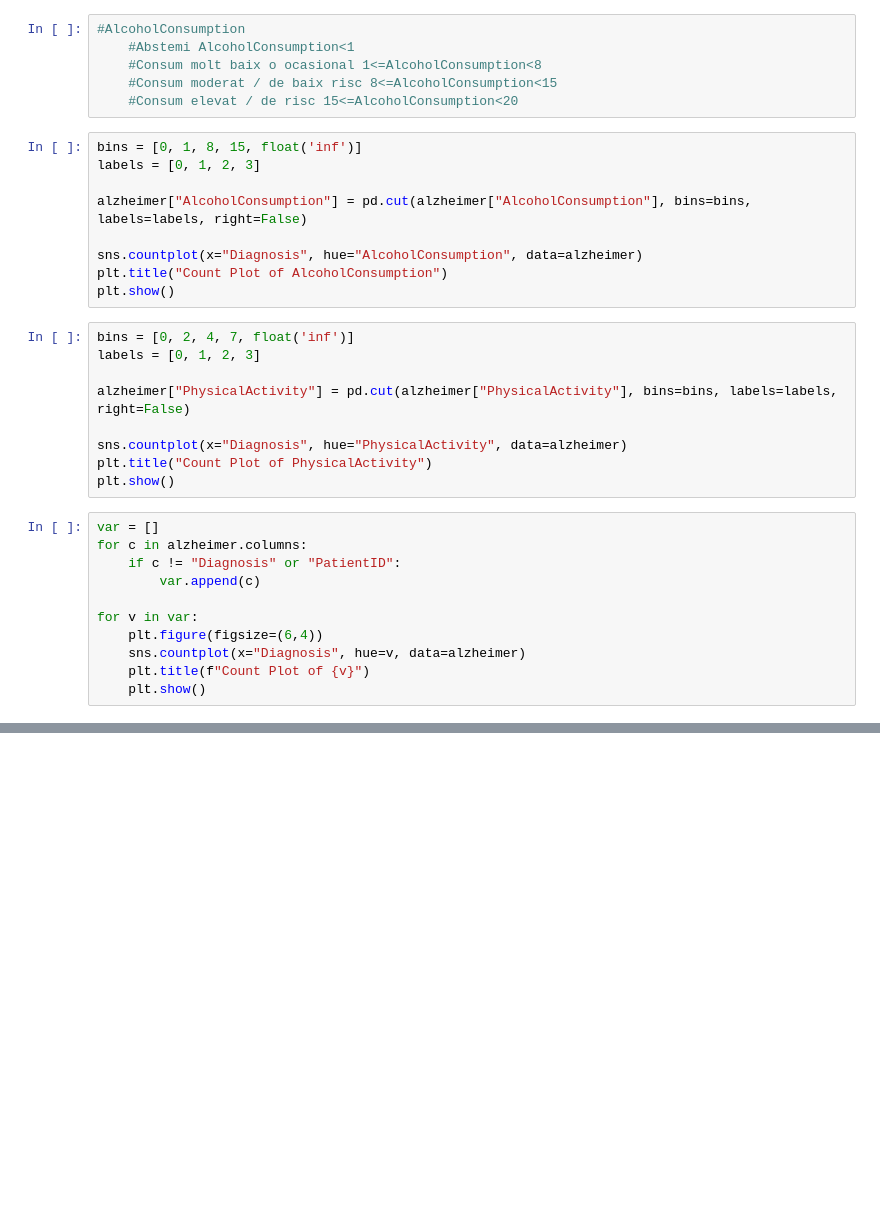
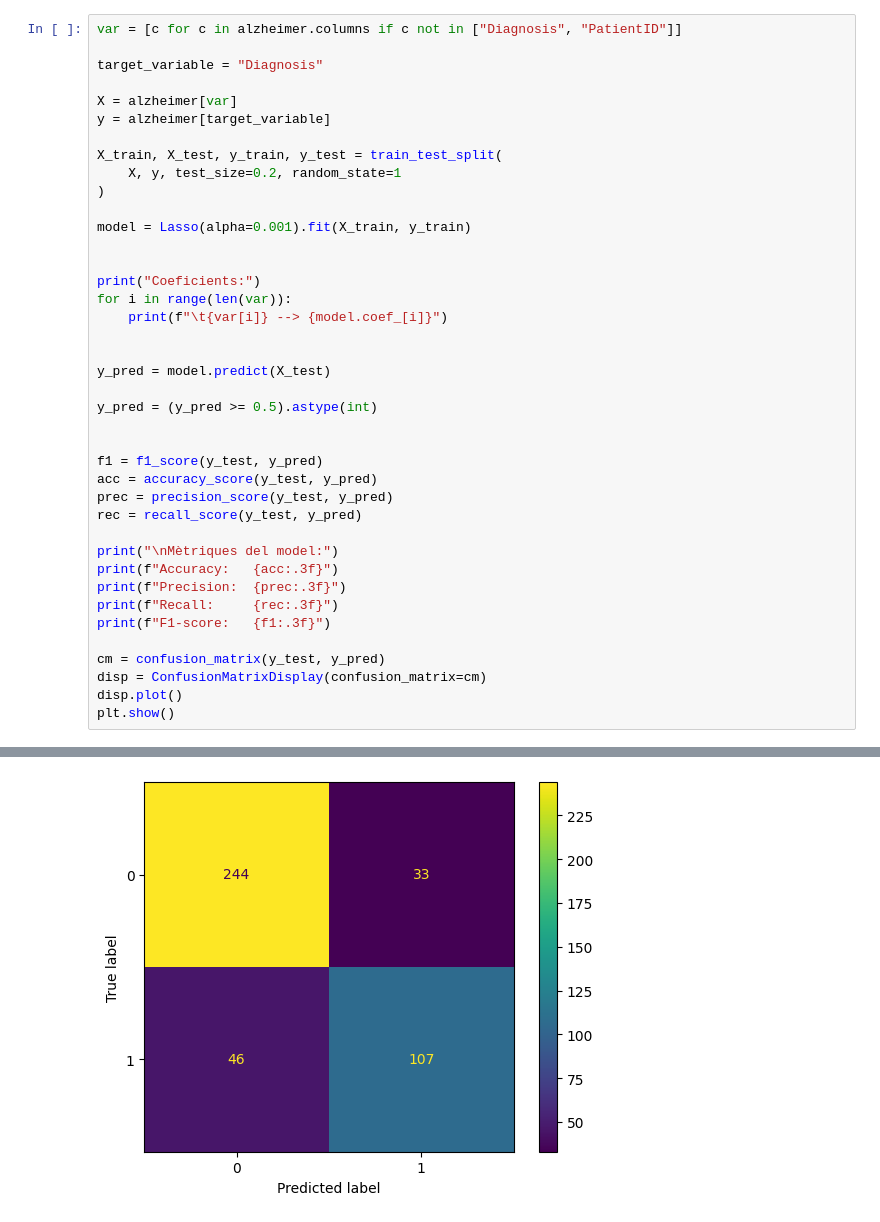
Before and after one commit to Elia2611/Alzheimer-s-Disease-Dataset, a Jupyter notebook: ADD.ipynb, the cells around one changed output, grey strips where cells are left out. Saved outputs shown, nothing was run; the diff lists cells and outputs as text; blank space fills up the shorter version.

```diff
--- a/ADD.ipynb
+++ b/ADD.ipynb
@@ -72,35 +133,41 @@ plt.show()
-# %%
-#AlcoholConsumption
-    #Abstemi AlcoholConsumption<1
-    #Consum molt baix o ocasional 1<=AlcoholConsumption<8
-    #Consum moderat / de baix risc 8<=AlcoholConsumption<15
-    #Consum elevat / de risc 15<=AlcoholConsumption<20
-# %%
-bins = [0, 1, 8, 15, float('inf')]
-labels = [0, 1, 2, 3]
-
-alzheimer["AlcoholConsumption"] = pd.cut(alzheimer["AlcoholConsumption"], bins=bins, labels=labels, right=False)
-
-sns.countplot(x="Diagnosis", hue="AlcoholConsumption", data=alzheimer)
-plt.title("Count Plot of AlcoholConsumption")
-plt.show()
-# %%
-bins = [0, 2, 4, 7, float('inf')]
-labels = [0, 1, 2, 3]
-
-alzheimer["PhysicalActivity"] = pd.cut(alzheimer["PhysicalActivity"], bins=bins, labels=labels, right=False)
-
-sns.countplot(x="Diagnosis", hue="PhysicalActivity", data=alzheimer)
-plt.title("Count Plot of PhysicalActivity")
-plt.show()
-# %%
-var = []
-for c in alzheimer.columns:
-    if c != "Diagnosis" or "PatientID":
-        var.append(c)
-
-for v in var:
-    plt.figure(figsize=(6,4))
-    sns.countplot(x="Diagnosis", hue=v, data=alzheimer)
-    plt.title(f"Count Plot of {v}")
-    plt.show()
+# %%
+var = [c for c in alzheimer.columns if c not in ["Diagnosis", "PatientID"]]
+
+target_variable = "Diagnosis"
+
+X = alzheimer[var]
+y = alzheimer[target_variable]
+
+X_train, X_test, y_train, y_test = train_test_split(
+    X, y, test_size=0.2, random_state=1
+)
+
+model = Lasso(alpha=0.001).fit(X_train, y_train)
+
+
+print("Coeficients:")
+for i in range(len(var)):
+    print(f"\t{var[i]} --> {model.coef_[i]}")
+
+
+y_pred = model.predict(X_test)
+
+y_pred = (y_pred >= 0.5).astype(int)
+
+
+f1 = f1_score(y_test, y_pred)
+acc = accuracy_score(y_test, y_pred)
+prec = precision_score(y_test, y_pred)
+rec = recall_score(y_test, y_pred)
+
+print("\nMètriques del model:")
+print(f"Accuracy:   {acc:.3f}")
+print(f"Precision:  {prec:.3f}")
+print(f"Recall:     {rec:.3f}")
+print(f"F1-score:   {f1:.3f}")
+
+cm = confusion_matrix(y_test, y_pred)
+disp = ConfusionMatrixDisplay(confusion_matrix=cm)
+disp.plot()
+plt.show()
+# %% [output]
@@ -106,0 +191 @@ for v in var:
+[figure, added]
```
Also changed, not shown: parts of 12 cells of this notebook, 1 other file.
